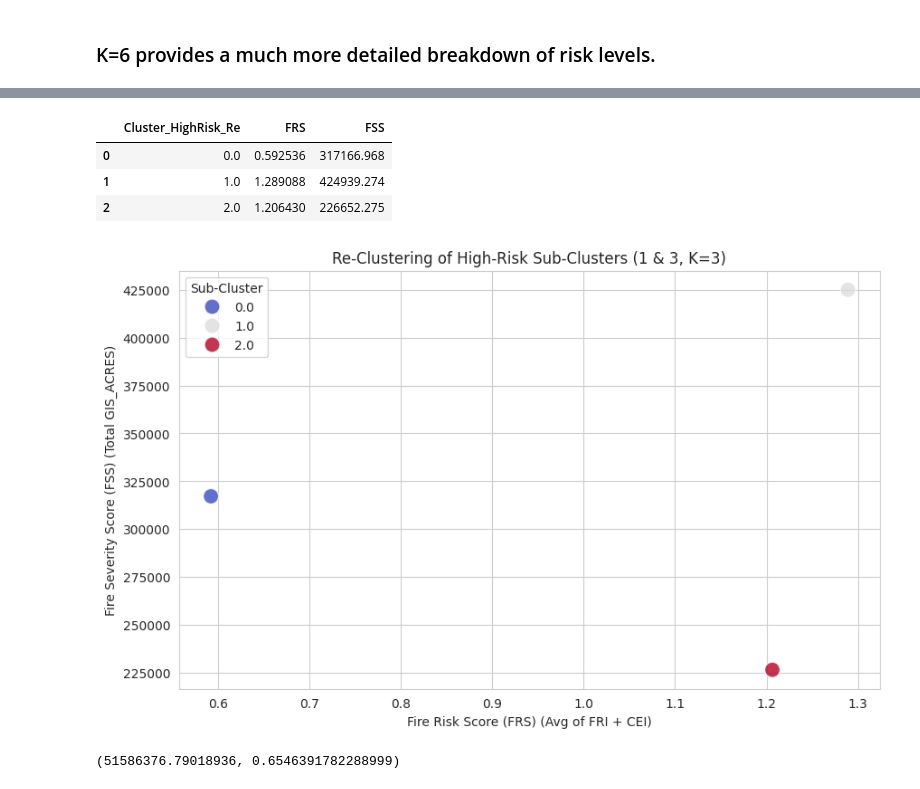
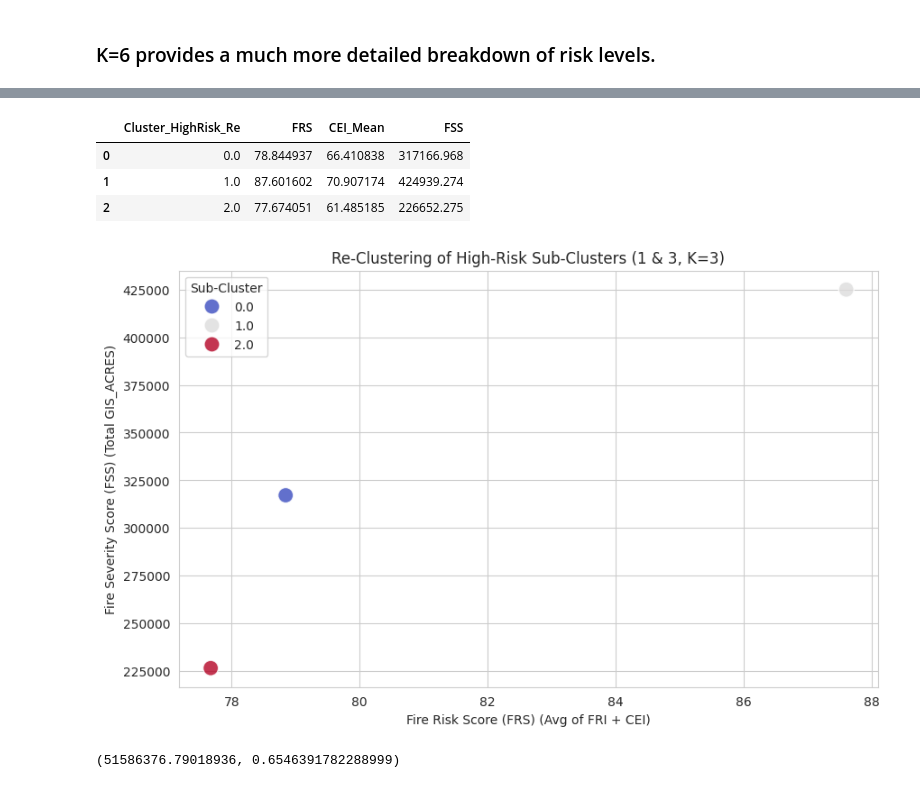
Before and after one commit to chandini2595/FireSense, a Jupyter notebook: Fractal Clustering/FractalClustering_V2.ipynb, the cells around one changed output, grey strips where cells are left out. Drawn from its saved outputs; the diff is of its cells as text; code cells hidden in the pictures.

```diff
--- a/Fractal Clustering/FractalClustering_V2.ipynb
+++ b/Fractal Clustering/FractalClustering_V2.ipynb
@@ -171,11 +173,23 @@ df_cleaned["CEI"] = df_cleaned["q_avgtempF"] - df_cleaned["q_sumprecip"]
 
 # Normalize numerical features
 scaler = StandardScaler()
-scaled_features = scaler.fit_transform(df_cleaned.drop(columns=["GIS_ACRES"]))  # Keep GIS_ACRES for post-analysis
-scaled_df = pd.DataFrame(scaled_features, columns=df_cleaned.drop(columns=["GIS_ACRES"]).columns)
+scaled_features = scaler.fit_transform(df_cleaned.drop(columns=["GIS_ACRES", "FRI", "CEI"]))  # Keep GIS_ACRES, FRI, and CEI for post-analysis
+scaled_df = pd.DataFrame(scaled_features, columns=df_cleaned.drop(columns=["GIS_ACRES", "FRI", "CEI"]).columns)
 
-# Re-attach target variable (GIS_ACRES) for post-clustering analysis
+# Re-attach target variables (GIS_ACRES, FRI, CEI) for post-clustering analysis
 scaled_df["GIS_ACRES"] = df_cleaned["GIS_ACRES"]
+scaled_df["FRI"] = df_cleaned["FRI"]
+scaled_df["CEI"] = df_cleaned["CEI"]
+
+# Compute Fire Severity Score (FSS) per cluster after clustering
+# Ensure clustering is performed first before adding FSS
+if "Cluster_Final" in scaled_df.columns:
+    cluster_summary = scaled_df.groupby("Cluster_Final").agg(
+        FSS=("GIS_ACRES", "sum")  # Fire Severity Score (Total GIS_ACRES per cluster)
+    ).reset_index()
+
+    # Map FSS back to each data point
+    scaled_df["FSS"] = scaled_df["Cluster_Final"].map(cluster_summary.set_index("Cluster_Final")["FSS"])
 
 # Display processed dataset
 display(scaled_df)
@@ -560,41 +572,48 @@ high_risk_clusters = scaled_df[scaled_df["Cluster_Fractal_Re"].isin([1, 3])][X_f
 
 # Apply K-Means for deeper re-clustering within high-risk sub-clusters
 kmeans_high_risk = KMeans(n_clusters=3, random_state=42, n_init=10)  # Choosing K=3 for further segmentation
 scaled_df.loc[scaled_df["Cluster_Fractal_Re"].isin([1, 3]), "Cluster_HighRisk_Re"] = kmeans_high_risk.fit_predict(high_risk_clusters)
 
-# Compute new summary statistics for re-clustered high-risk subgroups
+
 high_risk_recluster_summary = scaled_df[scaled_df["Cluster_Fractal_Re"].isin([1, 3])].groupby("Cluster_HighRisk_Re").agg(
-    FRS=("FRI", "mean"),  # Fire Risk Score (Avg of FRI + CEI)
+    FRS=("FRI", "mean"),  # Fire Risk Index (Existing)
+    CEI_Mean=("CEI", "mean"),  # Climate Extremes Index
     FSS=("GIS_ACRES", "sum")  # Fire Severity Score (Total GIS_ACRES per cluster)
 ).reset_index()
 
-# Display re-clustered subgroup statistics as a table
+# Adjust FRS to include CEI
+high_risk_recluster_summary["FRS"] = high_risk_recluster_summary["FRS"] + high_risk_recluster_summary["CEI_Mean"]
+
+
+# Display corrected cluster summary
 display(high_risk_recluster_summary)
+
+
 
 # Plot re-clustered high-risk sub-groups based on FRS and FSS
 plt.figure(figsize=(10, 6))
 sns.scatterplot(
     data=high_risk_recluster_summary,
     x="FRS",
     y="FSS",
     hue="Cluster_HighRisk_Re",
     palette="coolwarm",
     s=150,
     alpha=0.8
 )
 
 plt.xlabel("Fire Risk Score (FRS) (Avg of FRI + CEI)")
 plt.ylabel("Fire Severity Score (FSS) (Total GIS_ACRES)")
 plt.title("Re-Clustering of High-Risk Sub-Clusters (1 & 3, K=3)")
 plt.legend(title="Sub-Cluster")
 plt.grid(True)
 plt.show()
 # %% [output]
-|  | Cluster_HighRisk_Re | FRS | FSS |
-| 0 | 0.0 | 0.592536 | 317166.968 |
-| 1 | 1.0 | 1.289088 | 424939.274 |
-| 2 | 2.0 | 1.206430 | 226652.275 |
+|  | Cluster_HighRisk_Re | FRS | CEI_Mean | FSS |
+| 0 | 0.0 | 78.844937 | 66.410838 | 317166.968 |
+| 1 | 1.0 | 87.601602 | 70.907174 | 424939.274 |
+| 2 | 2.0 | 77.674051 | 61.485185 | 226652.275 |
-[figure, old version]
+[figure, new version]
 # %%
 from sklearn.metrics import silhouette_score
 
```
Also changed, not shown: parts of 18 cells of this notebook.
